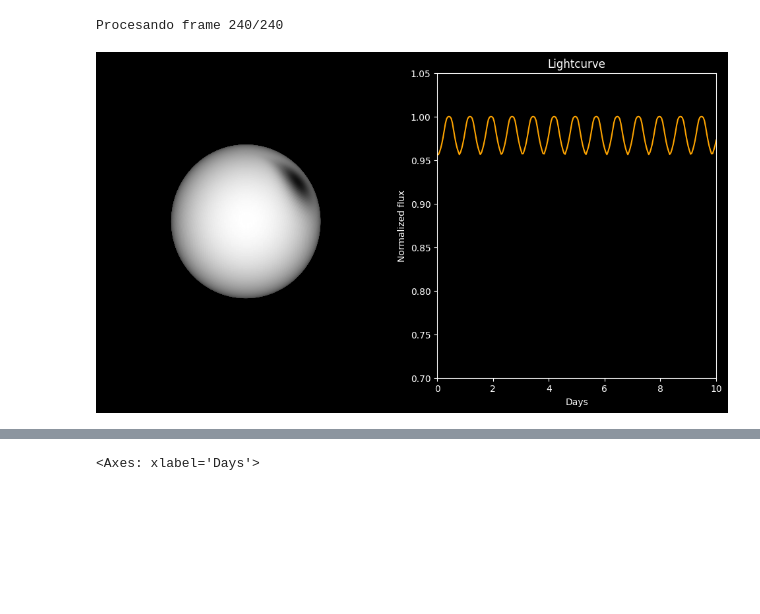
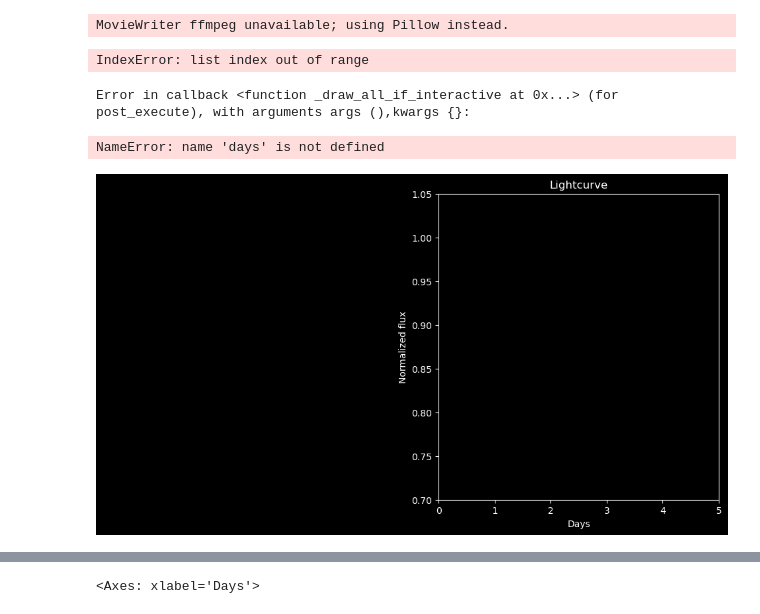
Before and after one commit to Ruben94astro/Tesis, a Jupyter notebook: Function_mod_original.ipynb, the cells around one changed output, grey strips where cells are left out. Saved outputs shown, nothing was run; the diff lists cells and outputs as text; code cells hidden in the pictures; blank space fills up the shorter version.

```diff
--- a/Function_mod_original.ipynb
+++ b/Function_mod_original.ipynb
@@ -9,6 +9,7 @@ import matplotlib.pyplot as plt
 from mpl_toolkits.mplot3d import Axes3D
 from matplotlib import animation
 from sklearn.preprocessing import normalize
+import astropy.units as u
 
 # Stellar parameters
 r = 1* u.R_sun
@@ -38,9 +39,13 @@ spot_radius_deg = 25
 omega_eq =   2.9*np.pi   # angular velocity in equator
 delta_omega = 0.5 * np.pi  # Difference between equator and pole
 
-#parameters of how many days periods/total_frame
-observing_baseline_days=10
-total_frame=240 #------> 0.041days/frame
+#parameters of how many days periods
+observing_baseline_days = 5 * u.day#----> Observation time
+cadence_time = 30 * u.minute#----> Cadence
+
+# frames
+total_frames = (observing_baseline_days / cadence_time).decompose().value
+total_frames = int(total_frames)  # Redondear a entero si es necesario
 
 
 
@@ -82,7 +87,7 @@ gray_texture *= lineal_darkening
 #     delta_theta = angular_velocity * np.pi * frame / total_frames
 #     return initial_rad + delta_theta
 
-def spot_theta(days,initial_rad, spot_phi_rad, omega_eq, delta_omega, frame, total_frames):
+def spot_theta(days,initial_rad, spot_phi_rad, omega_eq, delta_omega, total_frames):
     """
     Initial position of the spots.
 
@@ -99,7 +104,7 @@ def spot_theta(days,initial_rad, spot_phi_rad, omega_eq, delta_omega, frame, tot
     delta_t = days / total_frames
     time = frame * delta_t
     #Period will be depends on two peaks of observation
-     # differential rotation
+    # differential rotation
 
     omega_phi = omega_eq - delta_omega * np.sin(spot_phi_rad)**2
     delta_theta = omega_phi * time
@@ -145,7 +150,7 @@ ax_sphere.set_axis_off()
 ax_curve.set_title('Lightcurve', color='white')
 ax_curve.set_xlabel('Days')
 ax_curve.set_ylabel('Normalized flux')
-ax_curve.set_xlim(0, days)
+ax_curve.set_xlim(0, observing_baseline_days.value)
 ax_curve.set_ylim(0.7, 1.05)
 ax_curve.set_facecolor('black')
 line_curve, = ax_curve.plot([], [], color='orange')
@@ -164,39 +169,42 @@ def animate(i):
     texture = np.copy(gray_texture)
 
 
-    spot_theta_motion = spot_theta(days,spot_theta_rad, spot_phi_rad, omega_eq, delta_omega,i,total_frame)
+    spot_theta_motion = spot_theta(days,spot_theta_rad, spot_phi_rad, omega_eq, delta_omega,total_frame)
 
 
     spot_mask_motion = spot_mask(theta_mesh, spot_theta_motion, phi_mesh, spot_phi_rad)
 
     # Aplicar mancha oscura
     texture *= (1 - 0.9 * spot_mask_motion)
 
 
     # Dibujar la superficie
     #surf = ax_sphere.plot_surface(x, y, z, rstride=1, cstride=1, facecolors=texture, shade=False)
     surf = ax_sphere.plot_surface(x, y, z, rstride=1, cstride=1, facecolors=plt.cm.gray(texture), shade=False)
 
     visible = mu > 0
     total_flux = np.sum(texture[visible])
     fluxes.append(total_flux)
 
-     #Normalizar e ingresar a la curva
+    #Normalizar e ingresar a la curva
     fluxes_normalized = normalize([fluxes], norm="max")[0]
     line_curve.set_data(np.arange(len(fluxes))*days/total_frame, fluxes_normalized)
     #line_curve.set_data(np.arange(len(fluxes)), fluxes)
 
     #return [surf, line_curve]
 
     print(f"Procesando frame {i+1}/{total_frame}", end='\r')  # -------> to see the process
 
 
     return[surf, line_curve]
 
 
-ani = animation.FuncAnimation(fig, animate, frames=total_frame, interval=60, blit=False,repeat =False)
+ani = animation.FuncAnimation(fig, animate, frames=total_frames, interval=60, blit=False,repeat =False)
 ani.save('spot_high_period.gif', writer='ffmpeg', fps=20)
 plt.show()
 # %% [output]
-Procesando frame 240/240
+MovieWriter ffmpeg unavailable; using Pillow instead.
+IndexError: list index out of range
+Error in callback <function _draw_all_if_interactive at 0x...> (for post_execute), with arguments args (),kwargs {}:
+NameError: name 'days' is not defined
-[figure, old version]
+[figure, new version]
```
Also changed, not shown: parts of 3 cells of this notebook.
